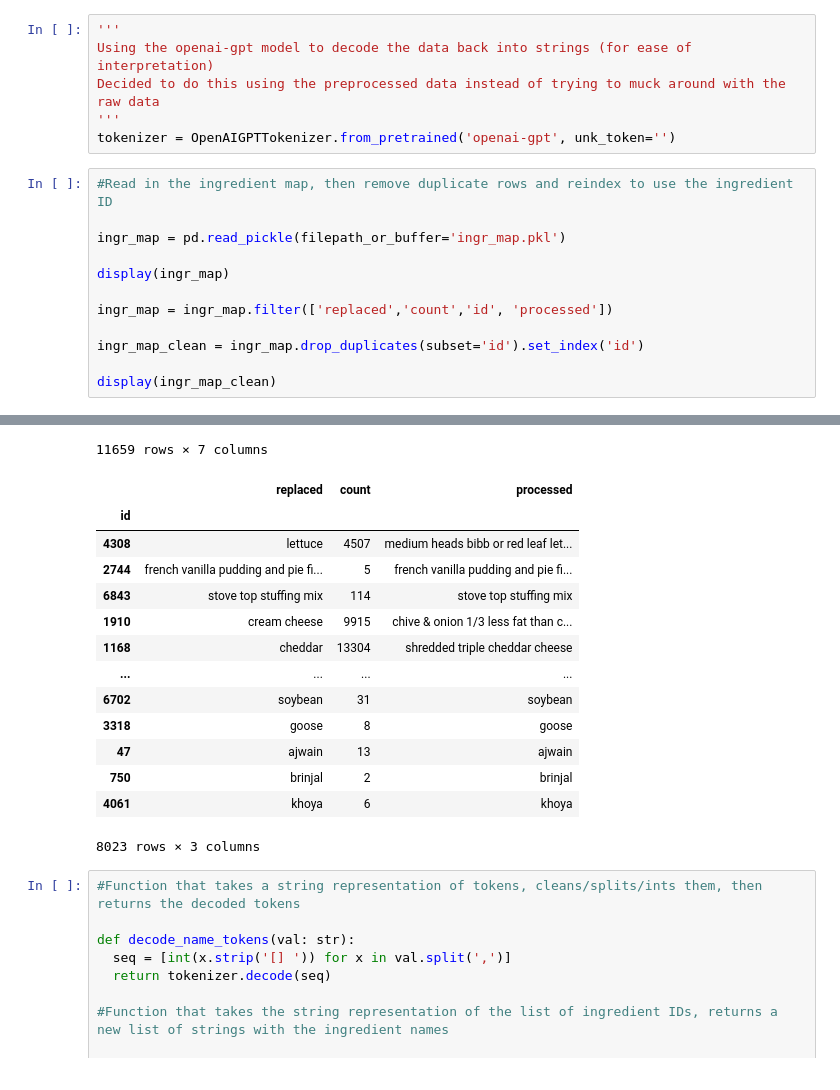
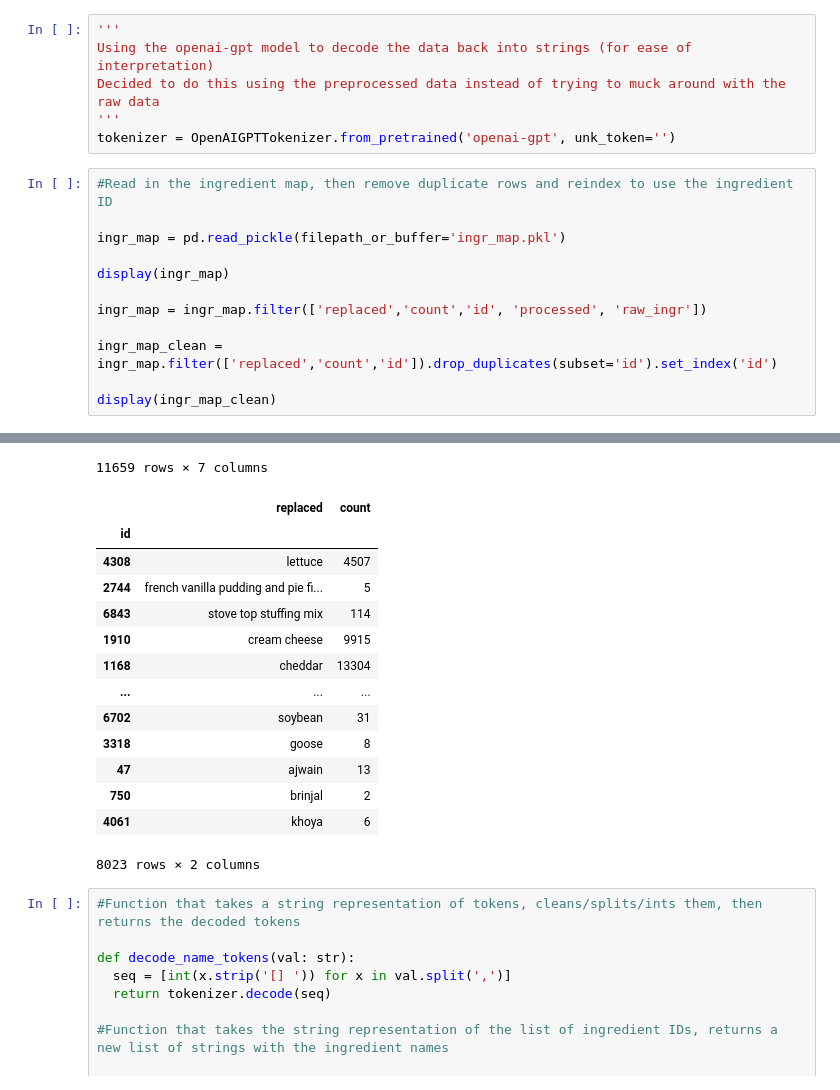
Before and after one commit to asdunnbe/560_CulinaryInsights, a Jupyter notebook: notebooke0222474d3.ipynb, the cells around one changed output, grey strips where cells are left out. Drawn from its saved outputs; the diff is of its cells as text.

```diff
--- a/notebooke0222474d3.ipynb
+++ b/notebooke0222474d3.ipynb
@@ -15,43 +17,43 @@ tokenizer = OpenAIGPTTokenizer.from_pretrained('openai-gpt', unk_token='')
 # %%
 #Read in the ingredient map, then remove duplicate rows and reindex to use the ingredient ID
 
 ingr_map = pd.read_pickle(filepath_or_buffer='ingr_map.pkl')
 
 display(ingr_map)
 
-ingr_map = ingr_map.filter(['replaced','count','id', 'processed'])
+ingr_map = ingr_map.filter(['replaced','count','id', 'processed', 'raw_ingr'])
 
-ingr_map_clean = ingr_map.drop_duplicates(subset='id').set_index('id')
+ingr_map_clean = ingr_map.filter(['replaced','count','id']).drop_duplicates(subset='id').set_index('id')
 
 display(ingr_map_clean)
 # %% [output]
 |  | raw_ingr | raw_words | processed | len_proc | replaced | count | id |
 | 0 | medium heads bibb or red leaf let... | 13 | medium heads bibb or red leaf let... | 73 | lettuce | 4507 | 4308 |
 | 1 | mixed baby lettuces and spring gr... | 6 | mixed baby lettuces and spring green | 36 | lettuce | 4507 | 4308 |
 | 2 | romaine lettuce leaf | 3 | romaine lettuce leaf | 20 | lettuce | 4507 | 4308 |
 | 3 | iceberg lettuce leaf | 3 | iceberg lettuce leaf | 20 | lettuce | 4507 | 4308 |
 | 4 | red romaine lettuce | 3 | red romaine lettuce | 19 | lettuce | 4507 | 4308 |
 | ... | ... | ... | ... | ... | ... | ... | ... |
 | 11654 | soybeans | 1 | soybean | 7 | soybean | 31 | 6702 |
 | 11655 | goose | 1 | goose | 5 | goose | 8 | 3318 |
 | 11656 | ajwain | 1 | ajwain | 6 | ajwain | 13 | 47 |
 | 11657 | brinjals | 1 | brinjal | 7 | brinjal | 2 | 750 |
 | 11658 | khoya | 1 | khoya | 5 | khoya | 6 | 4061 |
 11659 rows × 7 columns
-|  | replaced | count | processed |
-| id |  |  |  |
-| 4308 | lettuce | 4507 | medium heads bibb or red leaf let... |
-| 2744 | french vanilla pudding and pie fi... | 5 | french vanilla pudding and pie fi... |
-| 6843 | stove top stuffing mix | 114 | stove top stuffing mix |
-| 1910 | cream cheese | 9915 | chive & onion 1/3 less fat than c... |
-| 1168 | cheddar | 13304 | shredded triple cheddar cheese |
-| ... | ... | ... | ... |
-| 6702 | soybean | 31 | soybean |
-| 3318 | goose | 8 | goose |
-| 47 | ajwain | 13 | ajwain |
-| 750 | brinjal | 2 | brinjal |
-| 4061 | khoya | 6 | khoya |
+|  | replaced | count |
+| id |  |  |
+| 4308 | lettuce | 4507 |
+| 2744 | french vanilla pudding and pie fi... | 5 |
+| 6843 | stove top stuffing mix | 114 |
+| 1910 | cream cheese | 9915 |
+| 1168 | cheddar | 13304 |
+| ... | ... | ... |
+| 6702 | soybean | 31 |
+| 3318 | goose | 8 |
+| 47 | ajwain | 13 |
+| 750 | brinjal | 2 |
+| 4061 | khoya | 6 |
-8023 rows × 3 columns
+8023 rows × 2 columns
 # %%
 #Function that takes a string representation of tokens, cleans/splits/ints them, then returns the decoded tokens
 
```
Also changed, not shown: parts of 6 cells of this notebook, 1 other file.
